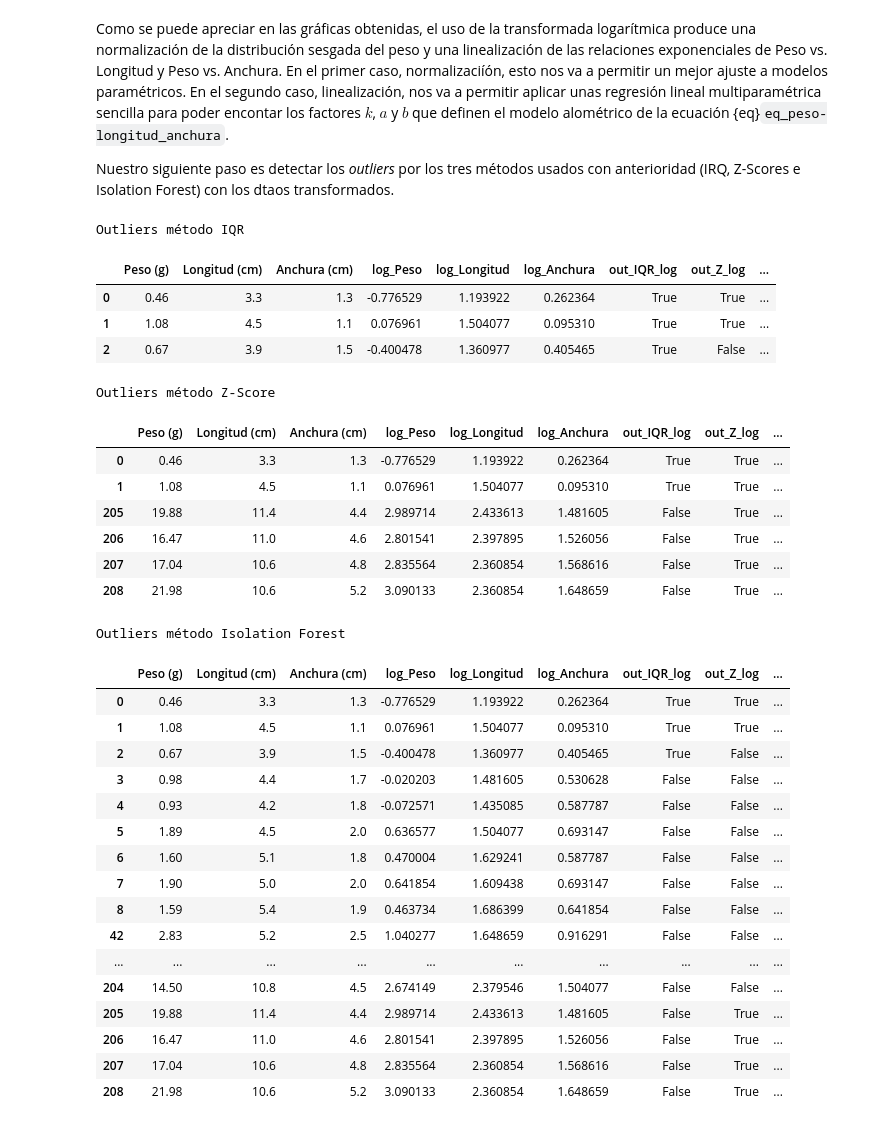
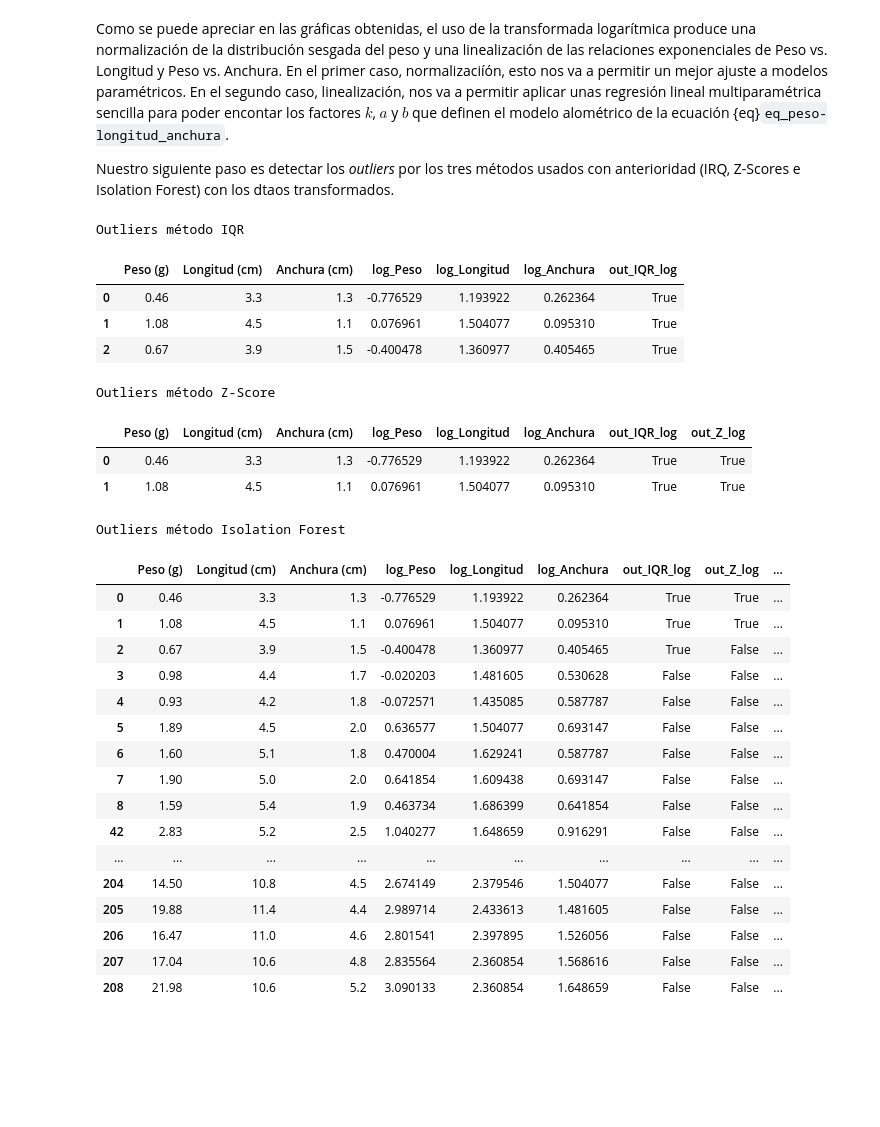
Before and after one commit to jalosu/FLATCLASS, a Jupyter notebook: content/01/Analisis.ipynb, the cells around one changed output. Cells and saved outputs as stored; diff of their text form; code cells hidden in the pictures; blank space fills up the shorter version.

```diff
--- a/content/01/Optimizacion.ipynb
+++ b/content/01/Analisis.ipynb
@@ -508,45 +508,41 @@ def detect_outliers_iqr(col, k=1.5):
 
 mask_iqr_log = (
     detect_outliers_iqr(df_log['log_Peso']) |
     detect_outliers_iqr(df_log['log_Longitud']) |
     detect_outliers_iqr(df_log['log_Anchura'])
 )
 
 # Método Z-score
 z_scores = np.abs(stats.zscore(df_log[['log_Peso', 'log_Longitud', 'log_Anchura']]))
-mask_z_log = (z_scores_log > 3).any(axis=1)
+mask_z_log = (z_scores > 3).any(axis=1)
 
 # Método Isolation Forest
 X_scaled_log = StandardScaler().fit_transform(df_log[['log_Longitud', 'log_Anchura', 'log_Peso']])
 iso_forest = IsolationForest(contamination='auto',random_state=42)
 mask_if_log = iso_forest.fit_predict(X_scaled_log) == -1
 
 # Mostrar resultados
 df_log['out_IQR_log'] = mask_iqr_log
 print("Outliers método IQR")
 display(df_log[df_log['out_IQR_log']])
 
 df_log['out_Z_log']   = mask_z_log
 print("Outliers método Z-Score")
 display(df_log[df_log['out_Z_log']])
 
 print("Outliers método Isolation Forest")
 df_log['out_IF_log']  = mask_if_log
 display(df_log[df_log['out_IF_log']])
 # %% [output]
 Outliers método IQR
-|  | Peso (g) | Longitud (cm) | Anchura (cm) | log_Peso | log_Longitud | log_Anchura | out_IQR_log | out_Z_log | ... |
-| 0 | 0.46 | 3.3 | 1.3 | -0.776529 | 1.193922 | 0.262364 | True | True | ... |
-| 1 | 1.08 | 4.5 | 1.1 | 0.076961 | 1.504077 | 0.095310 | True | True | ... |
-| 2 | 0.67 | 3.9 | 1.5 | -0.400478 | 1.360977 | 0.405465 | True | False | ... |
+|  | Peso (g) | Longitud (cm) | Anchura (cm) | log_Peso | log_Longitud | log_Anchura | out_IQR_log |
+| 0 | 0.46 | 3.3 | 1.3 | -0.776529 | 1.193922 | 0.262364 | True |
+| 1 | 1.08 | 4.5 | 1.1 | 0.076961 | 1.504077 | 0.095310 | True |
+| 2 | 0.67 | 3.9 | 1.5 | -0.400478 | 1.360977 | 0.405465 | True |
 Outliers método Z-Score
-|  | Peso (g) | Longitud (cm) | Anchura (cm) | log_Peso | log_Longitud | log_Anchura | out_IQR_log | out_Z_log | ... |
-| 0 | 0.46 | 3.3 | 1.3 | -0.776529 | 1.193922 | 0.262364 | True | True | ... |
-| 1 | 1.08 | 4.5 | 1.1 | 0.076961 | 1.504077 | 0.095310 | True | True | ... |
-| 205 | 19.88 | 11.4 | 4.4 | 2.989714 | 2.433613 | 1.481605 | False | True | ... |
-| 206 | 16.47 | 11.0 | 4.6 | 2.801541 | 2.397895 | 1.526056 | False | True | ... |
-| 207 | 17.04 | 10.6 | 4.8 | 2.835564 | 2.360854 | 1.568616 | False | True | ... |
-| 208 | 21.98 | 10.6 | 5.2 | 3.090133 | 2.360854 | 1.648659 | False | True | ... |
+|  | Peso (g) | Longitud (cm) | Anchura (cm) | log_Peso | log_Longitud | log_Anchura | out_IQR_log | out_Z_log |
+| 0 | 0.46 | 3.3 | 1.3 | -0.776529 | 1.193922 | 0.262364 | True | True |
+| 1 | 1.08 | 4.5 | 1.1 | 0.076961 | 1.504077 | 0.095310 | True | True |
 Outliers método Isolation Forest
 |  | Peso (g) | Longitud (cm) | Anchura (cm) | log_Peso | log_Longitud | log_Anchura | out_IQR_log | out_Z_log | ... |
 | 0 | 0.46 | 3.3 | 1.3 | -0.776529 | 1.193922 | 0.262364 | True | True | ... |
@@ -561,10 +557,10 @@ Outliers método Isolation Forest
 | 42 | 2.83 | 5.2 | 2.5 | 1.040277 | 1.648659 | 0.916291 | False | False | ... |
 | ... | ... | ... | ... | ... | ... | ... | ... | ... | ... |
 | 204 | 14.50 | 10.8 | 4.5 | 2.674149 | 2.379546 | 1.504077 | False | False | ... |
-| 205 | 19.88 | 11.4 | 4.4 | 2.989714 | 2.433613 | 1.481605 | False | True | ... |
-| 206 | 16.47 | 11.0 | 4.6 | 2.801541 | 2.397895 | 1.526056 | False | True | ... |
-| 207 | 17.04 | 10.6 | 4.8 | 2.835564 | 2.360854 | 1.568616 | False | True | ... |
-| 208 | 21.98 | 10.6 | 5.2 | 3.090133 | 2.360854 | 1.648659 | False | True | ... |
+| 205 | 19.88 | 11.4 | 4.4 | 2.989714 | 2.433613 | 1.481605 | False | False | ... |
+| 206 | 16.47 | 11.0 | 4.6 | 2.801541 | 2.397895 | 1.526056 | False | False | ... |
+| 207 | 17.04 | 10.6 | 4.8 | 2.835564 | 2.360854 | 1.568616 | False | False | ... |
+| 208 | 21.98 | 10.6 | 5.2 | 3.090133 | 2.360854 | 1.648659 | False | False | ... |
 # %%
 # ===============================================================
 #  Comparativa de intersecciones entre los tres métodos (log)
```
Also changed, not shown: parts of 3 cells of this notebook, 3 other files.
